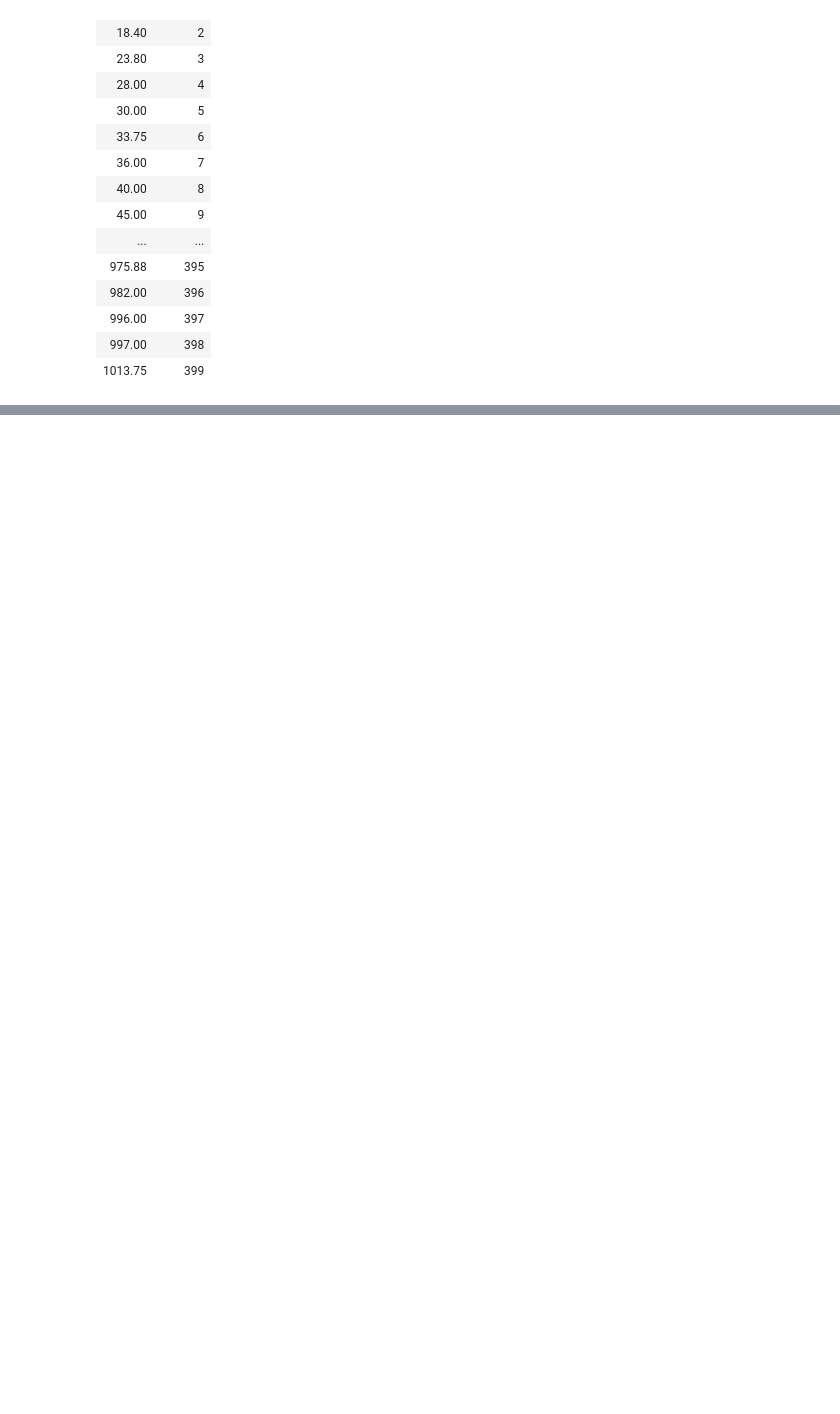
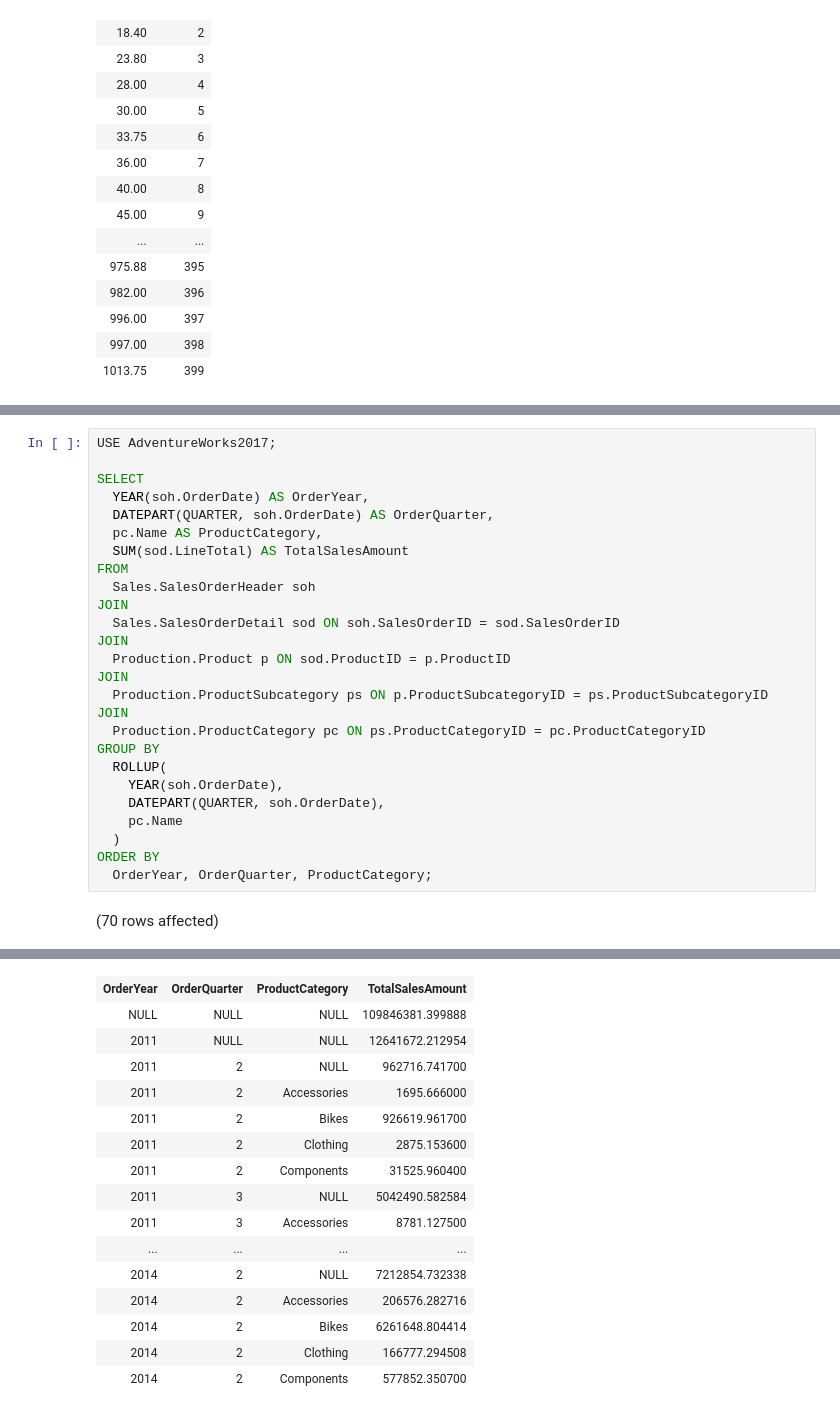
Before and after one commit to Rahib-Khan/Group_3_FromNov11, a Jupyter notebook: PHW7/Heidi Luna/G381_3_HW7_HeidiLuna.ipynb, the cells around one changed output, grey strips where cells are left out. Cells and saved outputs as stored; diff of their text form; blank space fills up the shorter version.

```diff
--- a/PHW7/Heidi Luna/G381_3_HW7_HeidiLuna.ipynb
+++ b/PHW7/Heidi Luna/G381_3_HW7_HeidiLuna.ipynb
@@ -71,0 +383,28 @@ Total execution time: 00:00:00.090
+# %%
+USE AdventureWorks2017;
+
+SELECT
+  YEAR(soh.OrderDate) AS OrderYear,
+  DATEPART(QUARTER, soh.OrderDate) AS OrderQuarter,
+  pc.Name AS ProductCategory,
+  SUM(sod.LineTotal) AS TotalSalesAmount
+FROM
+  Sales.SalesOrderHeader soh
+JOIN
+  Sales.SalesOrderDetail sod ON soh.SalesOrderID = sod.SalesOrderID
+JOIN
+  Production.Product p ON sod.ProductID = p.ProductID
+JOIN
+  Production.ProductSubcategory ps ON p.ProductSubcategoryID = ps.ProductSubcategoryID
+JOIN
+  Production.ProductCategory pc ON ps.ProductCategoryID = pc.ProductCategoryID
+GROUP BY
+  ROLLUP(
+    YEAR(soh.OrderDate),
+    DATEPART(QUARTER, soh.OrderDate),
+    pc.Name
+  )
+ORDER BY
+  OrderYear, OrderQuarter, ProductCategory;
+# %% [output]
+(70 rows affected)
@@ -71,0 +412,16 @@ Total execution time: 00:00:00.090
+| OrderYear | OrderQuarter | ProductCategory | TotalSalesAmount |
+| NULL | NULL | NULL | 109846381.399888 |
+| 2011 | NULL | NULL | 12641672.212954 |
+| 2011 | 2 | NULL | 962716.741700 |
+| 2011 | 2 | Accessories | 1695.666000 |
+| 2011 | 2 | Bikes | 926619.961700 |
+| 2011 | 2 | Clothing | 2875.153600 |
+| 2011 | 2 | Components | 31525.960400 |
+| 2011 | 3 | NULL | 5042490.582584 |
+| 2011 | 3 | Accessories | 8781.127500 |
+| ... | ... | ... | ... |
+| 2014 | 2 | NULL | 7212854.732338 |
+| 2014 | 2 | Accessories | 206576.282716 |
+| 2014 | 2 | Bikes | 6261648.804414 |
+| 2014 | 2 | Clothing | 166777.294508 |
+| 2014 | 2 | Components | 577852.350700 |
```
Also changed, not shown: parts of 21 cells of this notebook, 1 other file.
